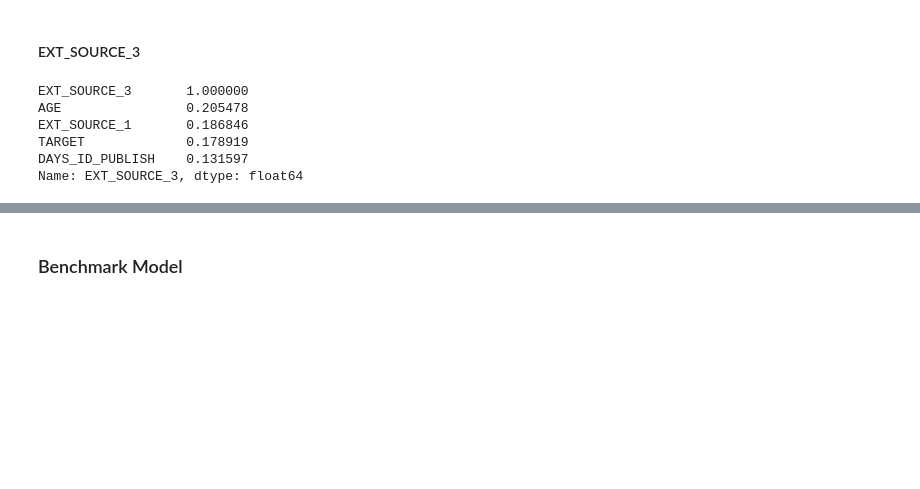
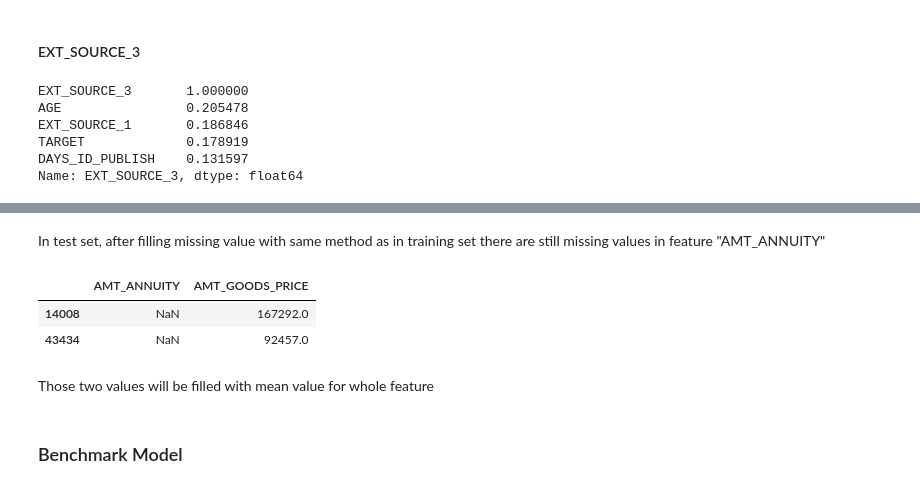
Before and after one commit to ASzwarc/HomeCreditDefaultRisk, a Jupyter notebook: HomeCreditDefaultRisk_Solution.ipynb, the cells around one changed output, grey strips where cells are left out. Cells and saved outputs as stored; diff of their text form; code cells hidden in the pictures; blank space fills up the shorter version.

Commit message:
Handling of missing values - test set is done

```diff
--- a/HomeCreditDefaultRisk_Solution.ipynb
+++ b/HomeCreditDefaultRisk_Solution.ipynb
@@ -587,6 +589,9 @@ Based on pearson correlation data it was decided to fill missing CNT_FAM_MEMBERS
 train_data_encoded["CNT_FAM_MEMBERS"].fillna(
     train_data_encoded.groupby("CNT_CHILDREN")["CNT_FAM_MEMBERS"].transform("mean"),
     inplace=True)
+test_data_encoded["CNT_FAM_MEMBERS"].fillna(
+    test_data_encoded.groupby("CNT_CHILDREN")["CNT_FAM_MEMBERS"].transform("mean"),
+    inplace=True)
 # %% [markdown]
 #### AMT_ANNUITY
 # %%
@@ -603,7 +608,10 @@ Based on pearson correlation data it was decided to fill missing AMT_ANNUITY val
 # %%
 train_data_encoded["AMT_ANNUITY"].fillna(
-    train_data_encoded.groupby("AMT_CREDIT")["AMT_ANNUITY"].transform("mean"),
+    train_data_encoded.groupby("AMT_GOODS_PRICE")["AMT_ANNUITY"].transform("mean"),
     inplace=True)
+test_data_encoded["AMT_ANNUITY"].fillna(
+    test_data_encoded.groupby("AMT_GOODS_PRICE")["AMT_ANNUITY"].transform("mean"),
+    inplace=True)
 # %%
 pearson_corr["AMT_GOODS_PRICE"].sort_values(ascending=False).head()
 # %% [output]
@@ -619,6 +627,9 @@ AMT_GOODS_PRICE is the value of goods for which loan is given if it's consumer l
 train_data_encoded["AMT_GOODS_PRICE"].fillna(
     train_data_encoded["AMT_CREDIT"],
     inplace=True)
+test_data_encoded["AMT_GOODS_PRICE"].fillna(
+    test_data_encoded["AMT_CREDIT"],
+    inplace=True)
 # %% [markdown]
 #### DAYS_LAST_PHONE_CHANGE
 # %%
@@ -667,6 +678,6 @@ TARGET             0.178919
 DAYS_ID_PUBLISH    0.131597
 Name: EXT_SOURCE_3, dtype: float64
 # %%
-train_data_encoded['EXT_SOURCE_1'].fillna(train_data_encoded['EXT_SOURCE_1'].mean(), inplace=True)
-train_data_encoded['EXT_SOURCE_2'].fillna(train_data_encoded['EXT_SOURCE_2'].mean(), inplace=True)
-train_data_encoded['EXT_SOURCE_3'].fillna(train_data_encoded['EXT_SOURCE_3'].mean(), inplace=True)
+for feature in np.array(['EXT_SOURCE_1', 'EXT_SOURCE_2', 'EXT_SOURCE_3']):
+    train_data_encoded[feature].fillna(train_data_encoded[feature].mean(), inplace=True)
+    test_data_encoded[feature].fillna(train_data_encoded[feature].mean(), inplace=True)
@@ -672,0 +698,11 @@ train_data_encoded['EXT_SOURCE_3'].fillna(train_data_encoded['EXT_SOURCE_3'].mea
+# %% [markdown]
+In test set, after filling missing value with same method as in training set there are still missing values in feature "AMT_ANNUITY"
+# %%
+indexes = test_data_encoded[test_data_encoded['AMT_ANNUITY'].isnull()].index
+test_data_encoded.iloc[indexes][['AMT_ANNUITY', 'AMT_GOODS_PRICE']]
+# %% [output]
+|  | AMT_ANNUITY | AMT_GOODS_PRICE |
+| 14008 | NaN | 167292.0 |
+| 43434 | NaN | 92457.0 |
+# %% [markdown]
+Those two values will be filled with mean value for whole feature
```
Also changed, not shown: parts of 8 cells of this notebook.
